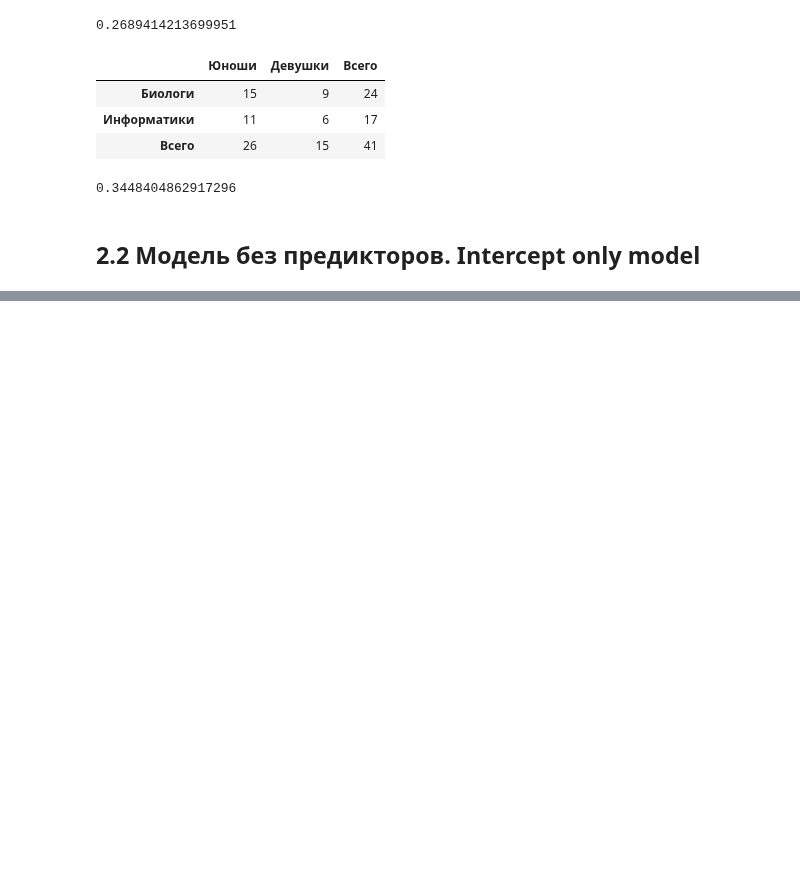
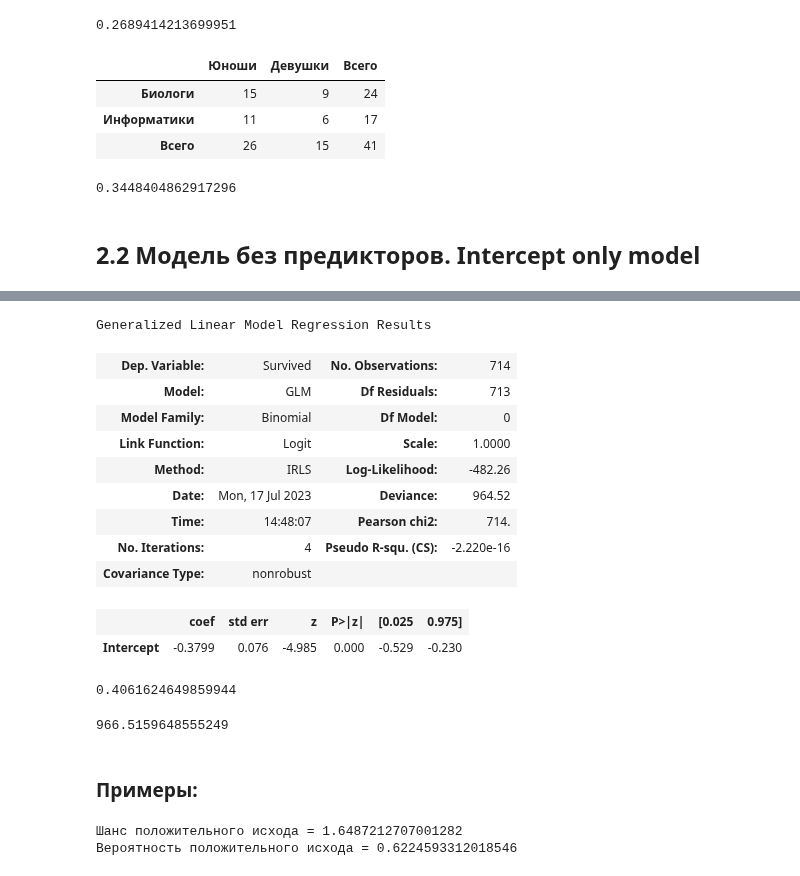
Before and after one commit to LiquidVac/My_study, a Jupyter notebook: STEPIK. Основы статистики ч.2/Лекция 2. Основы Cтатистики ч.2.ipynb, the cells around one changed output, grey strips where cells are left out. Cells and saved outputs as stored; diff of their text form; code cells hidden in the pictures; blank space fills up the shorter version.

```diff
--- a/STEPIK. Основы статистики ч.2/Лекция 2. Основы Cтатистики ч.2.ipynb
+++ b/STEPIK. Основы статистики ч.2/Лекция 2. Основы Cтатистики ч.2.ipynb
@@ -169,0 +230,47 @@ math.log(odds)
+# %%
+glm_binomial.summary()
+# P>|z| < 0.05 - intercept значимо отличается от нуля  ->
+# log_odds значимо меньше нуля ->
+# odds > 1 ->
+# p выжить значимо меньше, чем p не выжить
+# %% [output]
+Generalized Linear Model Regression Results
+| Dep. Variable: | Survived | No. Observations: | 714 |
+| Model: | GLM | Df Residuals: | 713 |
+| Model Family: | Binomial | Df Model: | 0 |
+| Link Function: | Logit | Scale: | 1.0000 |
+| Method: | IRLS | Log-Likelihood: | -482.26 |
+| Date: | Mon, 17 Jul 2023 | Deviance: | 964.52 |
+| Time: | 14:48:07 | Pearson chi2: | 714. |
+| No. Iterations: | 4 | Pseudo R-squ. (CS): | -2.220e-16 |
+| Covariance Type: | nonrobust |  |  |
+|  | coef | std err | z | P>|z| | [0.025 | 0.975] |
+| Intercept | -0.3799 | 0.076 | -4.985 | 0.000 | -0.529 | -0.230 |
+# %%
+# Вероятность выжить
+odds = np.exp(log_odds)
+p = odds / (1 + odds)
+p
+# %% [output]
+0.4061624649859944
+# %%
+# aic - показатель остатков модели.
+# Чем он ниже, тем лучше модель (по аналогии с суммой квадратов остатков в линейной регрессии).
+glm_binomial.aic
+# %% [output]
+966.5159648555249
+# %% [markdown]
+### Примеры:
+# %%
+"""Свободный член логистической регрессии без предикторов, равный 0.5, означает, что"""
+log_odds = 0.5 # intercept
+
+# Шанс положительного исхода больше единицы
+odds = np.exp(log_odds)
+print("Шанс положительного исхода =", odds)
+# Вероятность положительного исхода выше вероятности отрицательного исхода
+p = odds / (1 + odds)
+print("Вероятность положительного исхода =", p)
+# %% [output]
+Шанс положительного исхода = 1.6487212707001282
+Вероятность положительного исхода = 0.6224593312018546
```
Also changed, not shown: parts of 13 cells of this notebook, 1 other file.
